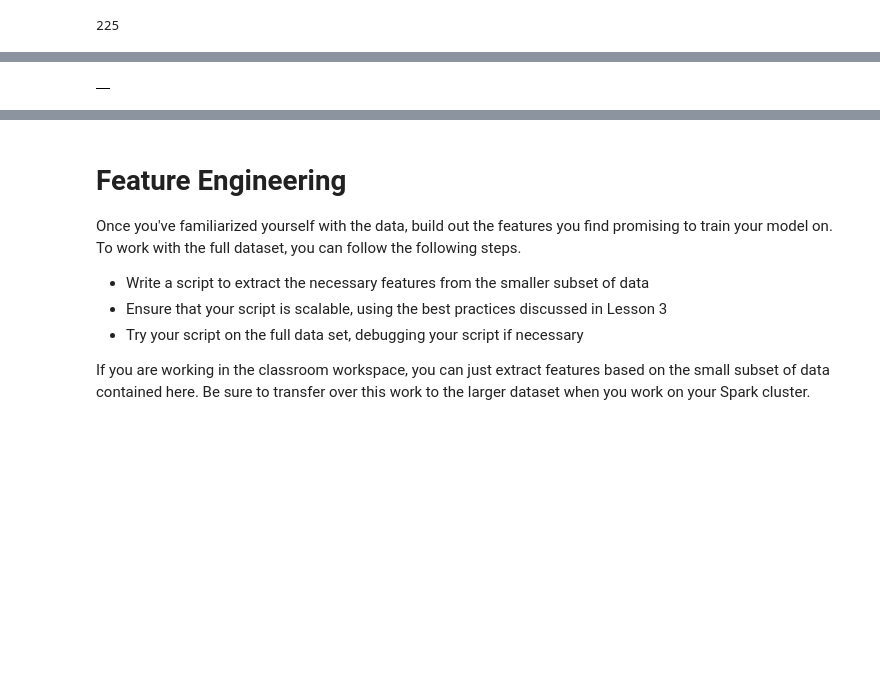
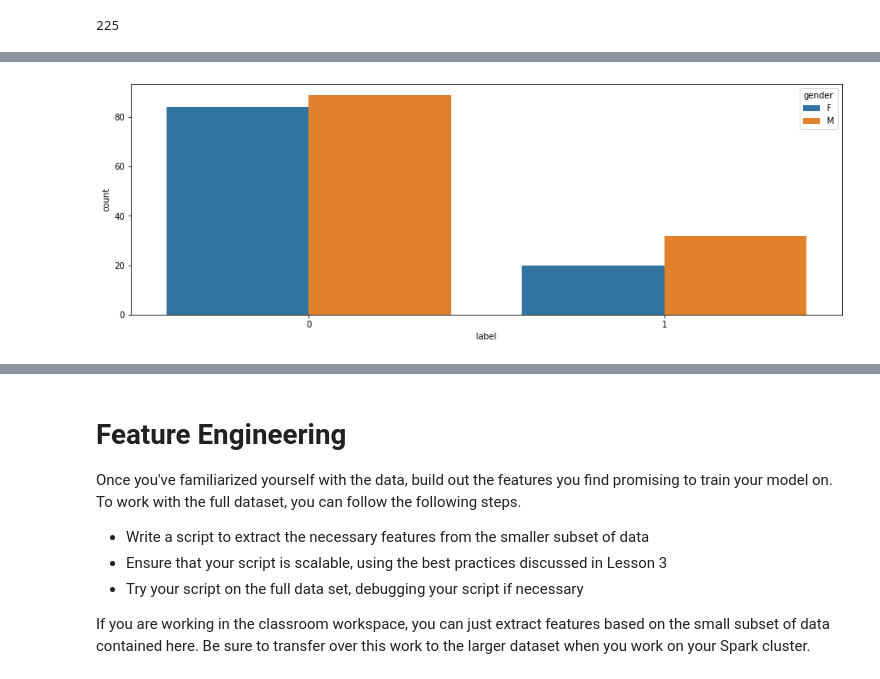
Before and after one commit to ds-praveenkumar/sparkify, a Jupyter notebook: Sparkify.ipynb, the cells around one changed output, grey strips where cells are left out. Saved outputs shown, nothing was run; the diff lists cells and outputs as text; code cells hidden in the pictures; blank space fills up the shorter version.

```diff
--- a/Sparkify.ipynb
+++ b/Sparkify.ipynb
@@ -279,5 +297,5 @@ df = df.dropna()
 # %%
 # types of user churn by gender
-gender_df = df.groupby(['label', 'gender']).count().take(10)
-gender_df = convert_to_pandas_df(gender_df)
-gender_df.head()
+gender_df = df.dropDuplicates(['userId', 'gender']).groupby(['label', 'gender']).count()
+gender_df = gender_df.toPandas()
+gender_df
@@ -284,4 +307,0 @@ gender_df.head()
-# %%
-gender_df.head()
-# %% [output]
-|  |
@@ -295,0 +308,4 @@ distinct_attributes(df,'page')
+# %%
+bar_plot(gender_df,'label','count','gender')
+# %% [output]
+[figure, added]
```
Also changed, not shown: parts of 22 cells of this notebook.
